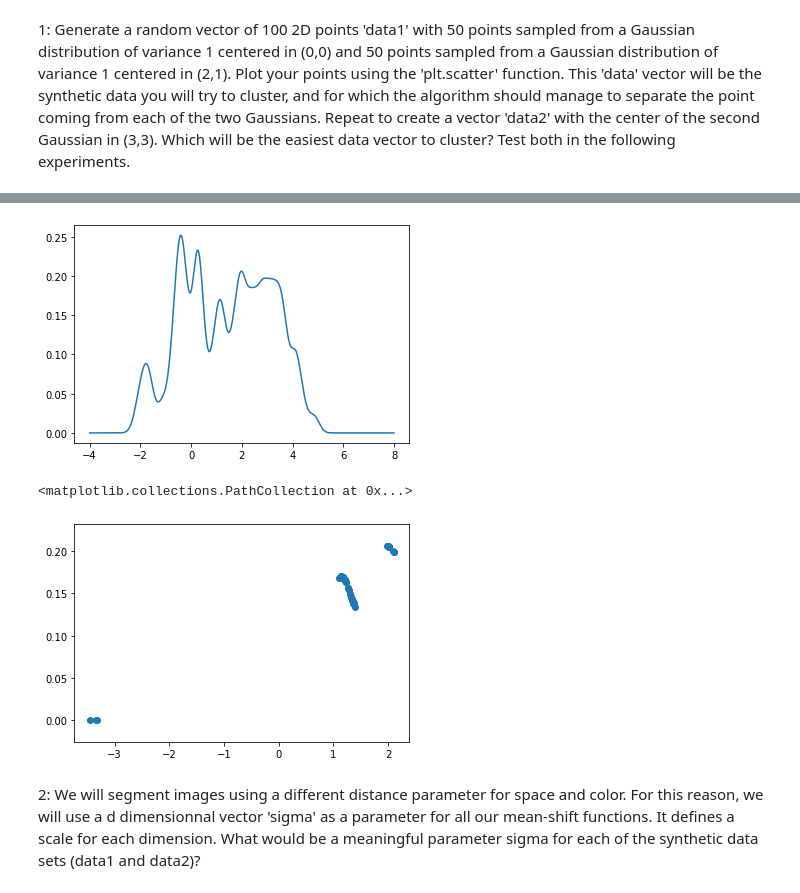
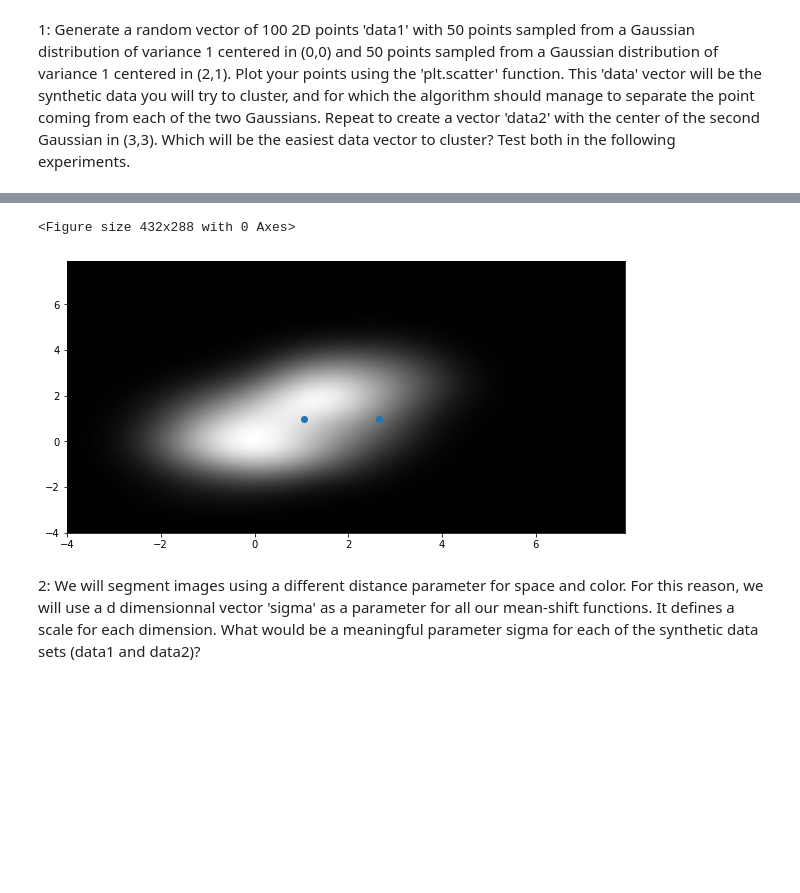
Before and after one commit to LouisLesueur/Illumination_project, a Jupyter notebook: mean_shift_TP.ipynb, the cells around one changed output, grey strips where cells are left out. Cells and saved outputs as stored; diff of their text form; code cells hidden in the pictures; blank space fills up the shorter version.

```diff
--- a/mean_shift_TP.ipynb
+++ b/mean_shift_TP.ipynb
@@ -94,23 +113,28 @@ ax4.plot(x_abs4, y_ord4)
 # %%
-def normal_derivative(x, mu, sigma):
-    return ( (-(x - mu) / sigma**2)*(2.*np.pi*sigma**2. )**-.5 * np.exp( -.5 * (x-mu)**2. / sigma**2. ))
+def normal_2d_der(x, y, mu, sigma):
+    n = normal_2d(x,y,mu,sigma)
+    return np.array([-(1/(sigma**2)) * (x-mu) * n, \
+                     -(1/(sigma**2)) * (y-mu) * n ])
 
-def kernel_density_estimator_derivative(x, data, h):
-    sum = 0
-    n = len(data)
+def kernel_density_estimator_der(x, y, data, h):
+    n = len(data[0])
+    sum = np.array([0.,0.])
     for i in range(n):
-        sum += normal_derivative((x - data[i])/h, 0, 1)
-    return sum/(len(data) * h**2)
+        sum += normal_2d_der((x-data[0][i])/h, (y-data[1][i])/h, 0, 1 )
+    return sum/(len(data) * h)
 
-def mean_shift_value(x, data, h):
-    n = len(data)
+def mean_shift_value(x, y, data, h):
+    n = len(data[0])
     sum1 = 0
     sum2 = 0
     for i in range(n):
-        sum1 += data[i]*kernel_density_estimator_derivative(x - data[i], data, h)
-        sum2 += kernel_density_estimator_derivative(x - data[i], data, h)
-    return sum1/(sum2 + 1*10**-16) - x
+        ker = kernel_density_estimator_der(x-data[0][i], y-data[1][i], data, h)
+        sum1 += np.array([data[0][i], data[1][i]])* ker
+        sum2 += ker
+    return sum1/(sum2 + 1*10**-16) - np.array([x,y])
 
+def norm2(x):
+    return np.sqrt(x[0]**2 + x[1]**2)
 
 def makeFig(xList, yList):
     fig = plt.scatter(xList,yList)
@@ -120,40 +144,44 @@ fig=plt.figure()
 
 
 def mean_shift_algo(data, h):
-    data_copy = data.copy()
-    converge = []
-    for elem in data_copy:
+    data_copy = np.copy(data)
+    convergeX, convergeY = [], []
+    for i in range(len(data_copy[0])):
+        elem = np.array([data_copy[0][i], data_copy[1][i]])
         xList = []
         yList = []
         c=0
-        while abs(mean_shift_value(elem, data, h)) > 0.3 and c<10:
-            elem = elem + mean_shift_value(elem, data, h)
-            y = kernel_density_estimator(elem, data, h)
+
+        ms = mean_shift_value(*elem, data, h)
+        while norm2(ms) > 0.3 and c<10:
+            elem += ms
+            #y = kernel_density_estimator(*elem, data, h)
             #xList.append(elem)
             #yList.append(y)
             #makeFig(xList, yList)
             #plt.pause(0.001)
+            ms = mean_shift_value(*elem, data, h) #pour ne pas le calculer 2 fois
             c+=1
 
-        if abs(mean_shift_value(elem, data, h)) <= 0.3:
-            converge.append(elem)
+        if norm2(mean_shift_value(*elem, data, h)) <= 0.3:
+            convergeX.append(elem[0])
+            convergeY.append(elem[1])
 
-    return converge
+    return convergeX, convergeY
 
 converge = mean_shift_algo(data2, 0.2)
-y_converge = []
-for elem in converge:
-    y_converge.append(kernel_density_estimator(elem, data2, 0.2))
-
-plt.plot(x_abs4, y_ord4)
-
-plt.show()
-
-plt.scatter(converge, y_converge)
 # %% [output]
-[figure, removed]
-<matplotlib.collections.PathCollection at 0x...>
+<Figure size 432x288 with 0 Axes>
-[figure, removed]
+# %%
+x = np.arange(-4,8,0.1)
+X,Y = np.meshgrid(x,x)
+plt.figure(figsize=(10,5))
+
+plt.pcolormesh(X, Y, kernel_density_estimator(X,Y, data, t), shading="gouraud")
+plt.scatter(*converge)
+plt.show()
+# %% [output]
+[figure, added]
 # %% [markdown]
 2: We will segment images using a different distance parameter for space and color. For this reason, we will use a d dimensionnal vector 'sigma' as a parameter for all our mean-shift functions. It defines a scale for each dimension. What would be a meaningful parameter sigma for each of the synthetic data sets (data1 and data2)?
 # %% [markdown]
```
Also changed, not shown: parts of 4 cells of this notebook.
